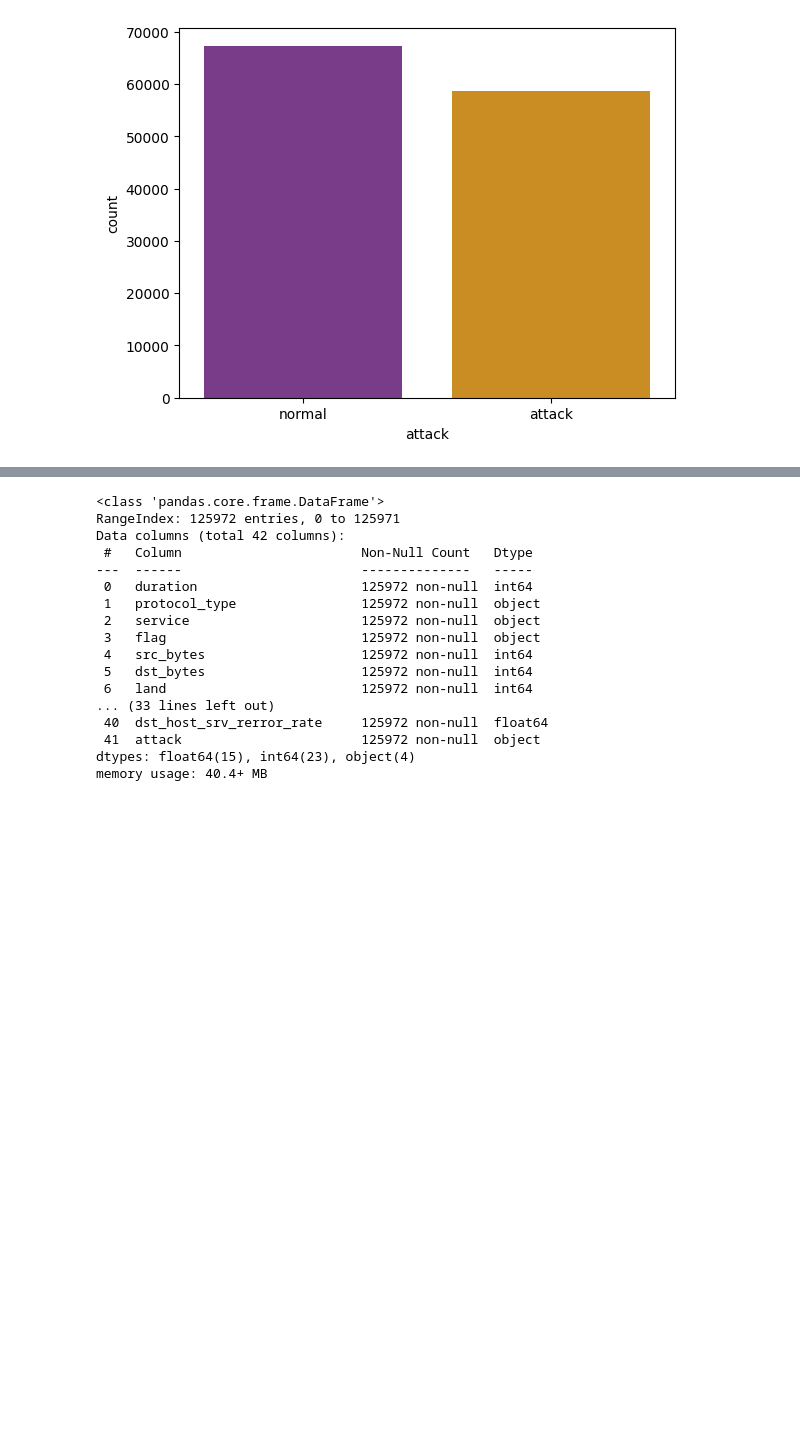
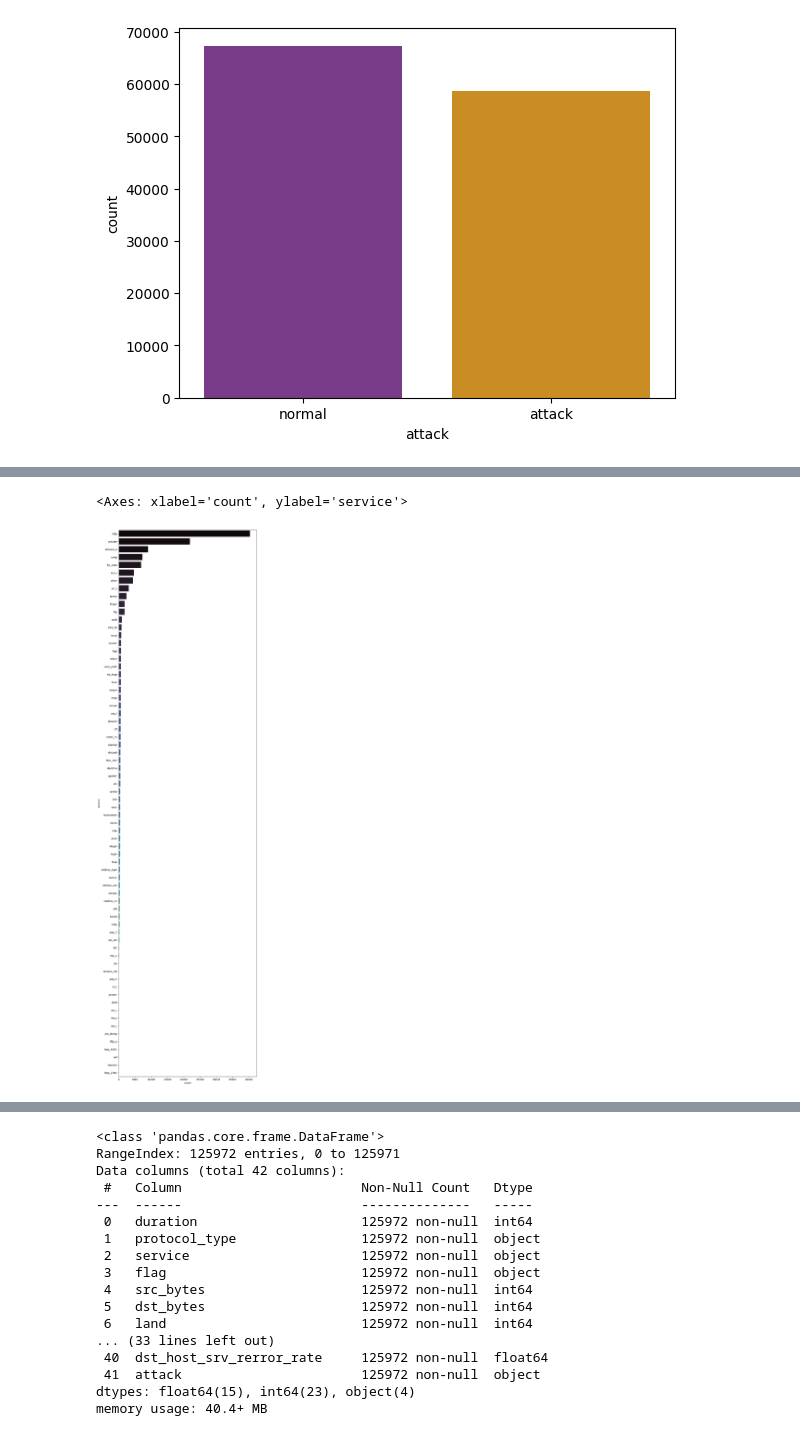
Before and after one commit to Juanperlas/tesis, a Jupyter notebook: datos_tesis.ipynb, the cells around one changed output, grey strips where cells are left out. Drawn from its saved outputs; the diff is of its cells as text; code cells hidden in the pictures; blank space fills up the shorter version.

```diff
--- a/datos_tesis.ipynb
+++ b/datos_tesis.ipynb
@@ -97,0 +99,8 @@ sns.countplot(data = data_train.attack, x = data_train['attack'], palette = 'CMR
+# %%
+import matplotlib.pyplot as plt
+
+plt.figure(figsize=(10,40))
+sns.countplot(palette='mako', y='service' , data=data_train, order = data_train['service'].value_counts().index)
+# %% [output]
+<Axes: xlabel='count', ylabel='service'>
+[figure, added]
```
Also changed, not shown: parts of 5 cells of this notebook, 1 other file.
